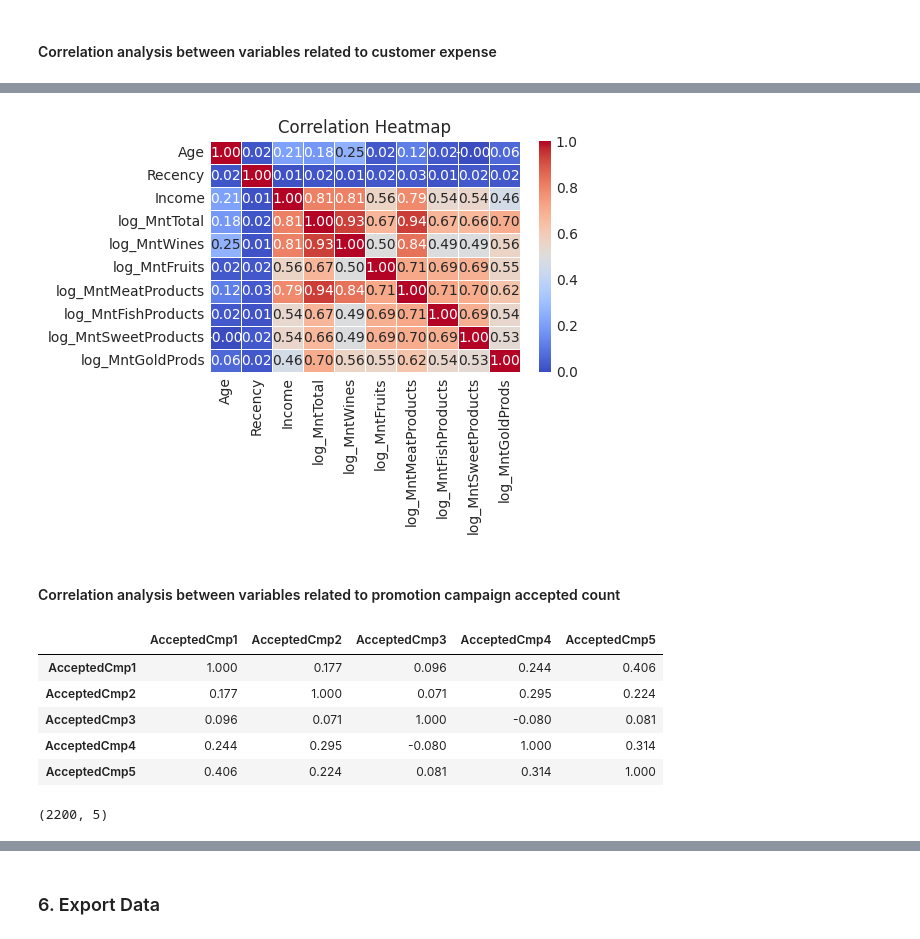
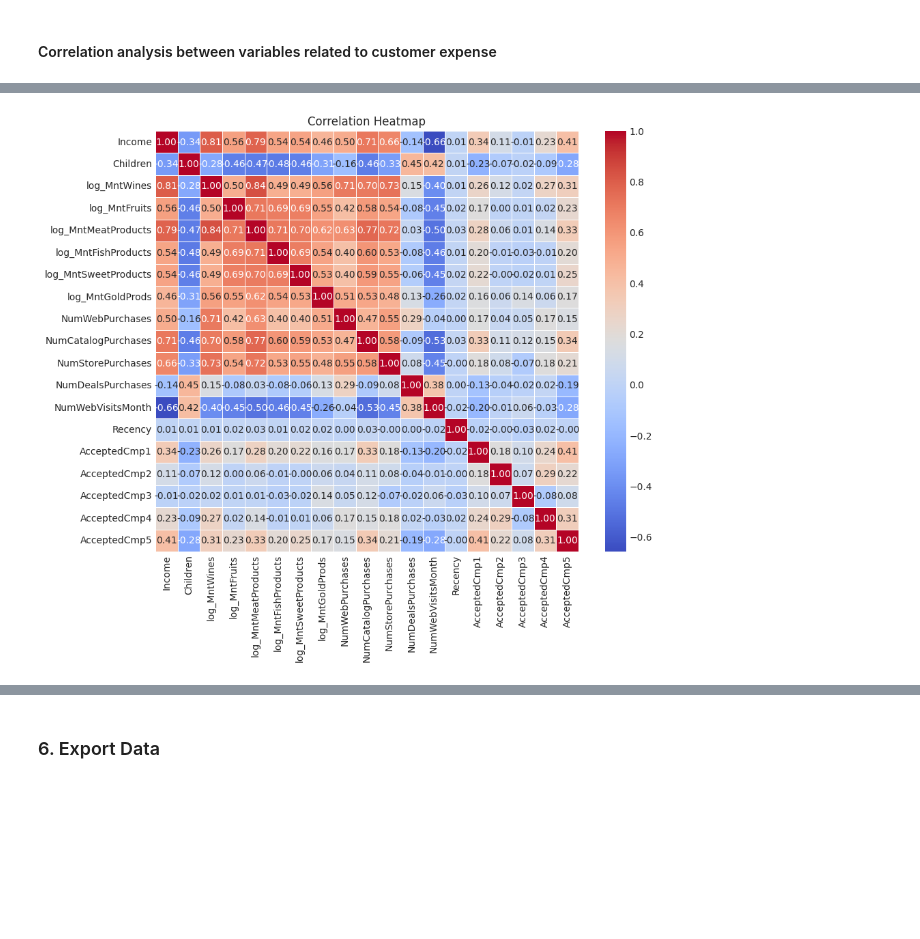
Before and after one commit to nh-adorie/adorie-data-projects, a Jupyter notebook: customer-personality-analysis/notebooks/1_eda_cleaning.ipynb, the cells around one changed output, grey strips where cells are left out. Drawn from its saved outputs; the diff is of its cells as text; code cells hidden in the pictures; blank space fills up the shorter version.

Commit message:
analyze more demographic variables

```diff
--- a/customer-personality-analysis/notebooks/1_eda_cleaning.ipynb
+++ b/customer-personality-analysis/notebooks/1_eda_cleaning.ipynb
@@ -622,9 +622,39 @@ Column: log_MntWines
 # %% [markdown]
 #### Correlation analysis between variables related to customer expense
 # %%
-corr_cols = ['Age', 'Recency', 'Income', 'log_MntTotal', 'log_MntWines', 'log_MntFruits', 'log_MntMeatProducts', 'log_MntFishProducts', 'log_MntSweetProducts', 'log_MntGoldProds']
+corr_cols = [
+    # Demographics
+    'Income',
+    'Children',
+
+    # Spending behavior
+    'log_MntWines',
+    'log_MntFruits',
+    'log_MntMeatProducts',
+    'log_MntFishProducts',
+    'log_MntSweetProducts',
+    'log_MntGoldProds',
+
+    # Channel behavior
+    'NumWebPurchases',
+    'NumCatalogPurchases',
+    'NumStorePurchases',
+    'NumDealsPurchases',
+    'NumWebVisitsMonth',
+
+    # Recency
+    'Recency',
+
+    # Promotion Campain
+    'AcceptedCmp1',
+    'AcceptedCmp2',
+    'AcceptedCmp3',
+    'AcceptedCmp4',
+    'AcceptedCmp5',
+
+]
 # %%
-df_corr_customer = df[corr_cols]
-corr_matrix_customer = df_corr_customer.corr()
-corr_matrix_customer
+df_corr = df[corr_cols]
+corr_matrix = df_corr.corr()
+corr_matrix
 # %% [output]
@@ -642,8 +678,8 @@ corr_matrix_customer
 # %%
 # draw heatmap
-plt.figure(figsize=(5,3))
-sns.heatmap(corr_matrix_customer, annot=True, cmap='coolwarm', fmt='.2f', linewidths=0.5)
+plt.figure(figsize=(10,8))
+sns.heatmap(corr_matrix, annot=True, cmap='coolwarm', fmt='.2f', linewidths=0.5)
 plt.title('Correlation Heatmap')
 plt.show()
 # %% [output]
-[figure, old version]
+[figure, new version]
@@ -673,17 +685,0 @@ plt.show()
-# %% [markdown]
-#### Correlation analysis between variables related to promotion campaign accepted count
-# %%
-df_cmp = df[cmp]
-corr_matrix_cmp = df_cmp.corr()
-corr_matrix_cmp
-# %% [output]
-|  | AcceptedCmp1 | AcceptedCmp2 | AcceptedCmp3 | AcceptedCmp4 | AcceptedCmp5 |
-| AcceptedCmp1 | 1.000 | 0.177 | 0.096 | 0.244 | 0.406 |
-| AcceptedCmp2 | 0.177 | 1.000 | 0.071 | 0.295 | 0.224 |
-| AcceptedCmp3 | 0.096 | 0.071 | 1.000 | -0.080 | 0.081 |
-| AcceptedCmp4 | 0.244 | 0.295 | -0.080 | 1.000 | 0.314 |
-| AcceptedCmp5 | 0.406 | 0.224 | 0.081 | 0.314 | 1.000 |
-# %%
-df_cmp.shape
-# %% [output]
-(2200, 5)
```
Also changed, not shown: parts of 9 cells of this notebook, 1 other file.
